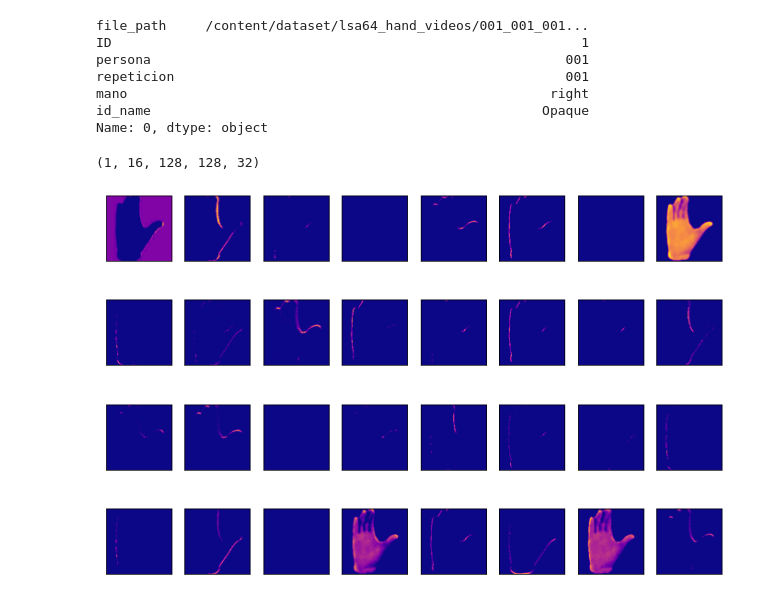
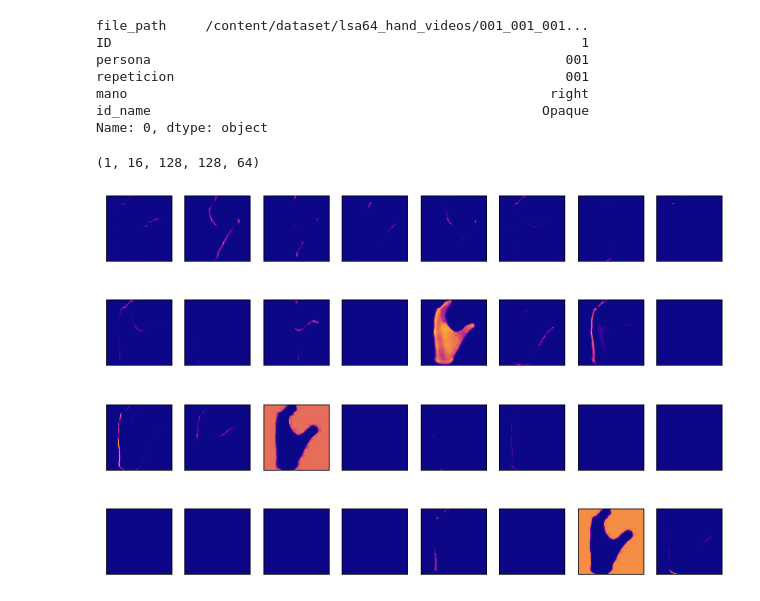
Before and after one commit to ffelicioni/conv3d_video, a Jupyter notebook: clasificar_hands.ipynb, the cells around one changed output. Saved outputs shown, nothing was run; the diff lists cells and outputs as text; code cells hidden in the pictures.

```diff
--- a/clasificar_hands.ipynb
+++ b/clasificar_hands.ipynb
@@ -202,7 +202,7 @@ Name: ID, dtype: int64
 # %%
 df_right=df[df.mano=='right']
 # %%
-X_train_index, X_test_index, y_train, y_test = train_test_split(df_right.index, df_right.ID, stratify=df_right.ID, test_size=260,random_state=0)
+_, X_test_index, _, _ = train_test_split(df_right.index, df_right.ID, stratify=df_right.ID, test_size=260,random_state=0)
 
 df_test=df_right.loc[sorted(X_test_index)]
 # %%
@@ -368,7 +384,7 @@ def create_model():
 
     model = Sequential()
 
-    model.add(Conv3D(filters = 32, kernel_size = (3, 3,3), strides=(1,1,1), padding='same', activation = 'relu', input_shape = (nf,w, h, 1)))
+    model.add(Conv3D(filters = 64, kernel_size = (3, 3,3), strides=(2,1,1), padding='same', activation = 'relu', input_shape = (nf,w, h, 1)))
     model.add(Conv3D(filters = 32, kernel_size = (3, 3,3),strides=(2,2,2), padding='same', activation = 'relu'))
     model.add(Conv3D(filters = 32, kernel_size = (3, 3,3),strides=(2,1,1), padding='same', activation = 'relu'))
     model.add(Conv3D(filters = 64, kernel_size = (3, 3,3),strides=(2,2,2), padding='same', activation = 'relu'))
@@ -569,23 +585,23 @@ feature_maps = visualization_model.predict(X)
 # %%
 feature_maps.shape
 # %% [output]
-(1, 16, 128, 128, 32)
+(1, 16, 128, 128, 64)
 # %%
 rows,cols = 4,8
 f,ax=plt.subplots(rows,cols,figsize=(rows*3,cols*1))
 
 # plot all 64 maps in an 8x8 squares
 ix = 1
 for _ in range(cols):
 	for _ in range(rows):
 		# specify subplot and turn of axis
 		ax = pyplot.subplot(rows,cols, ix)
 		ax.set_xticks([])
 		ax.set_yticks([])
 		# plot filter channel in grayscale
-		pyplot.imshow(feature_maps[0, 1, :,:, ix-1], cmap='plasma')
+		pyplot.imshow(feature_maps[0, 3, :,:, ix-1], cmap='plasma')
 		ix += 1
 # show the figure
 pyplot.show()
 # %% [output]
-[figure, old version]
+[figure, new version]
```
Also changed, not shown: parts of 19 cells of this notebook.
